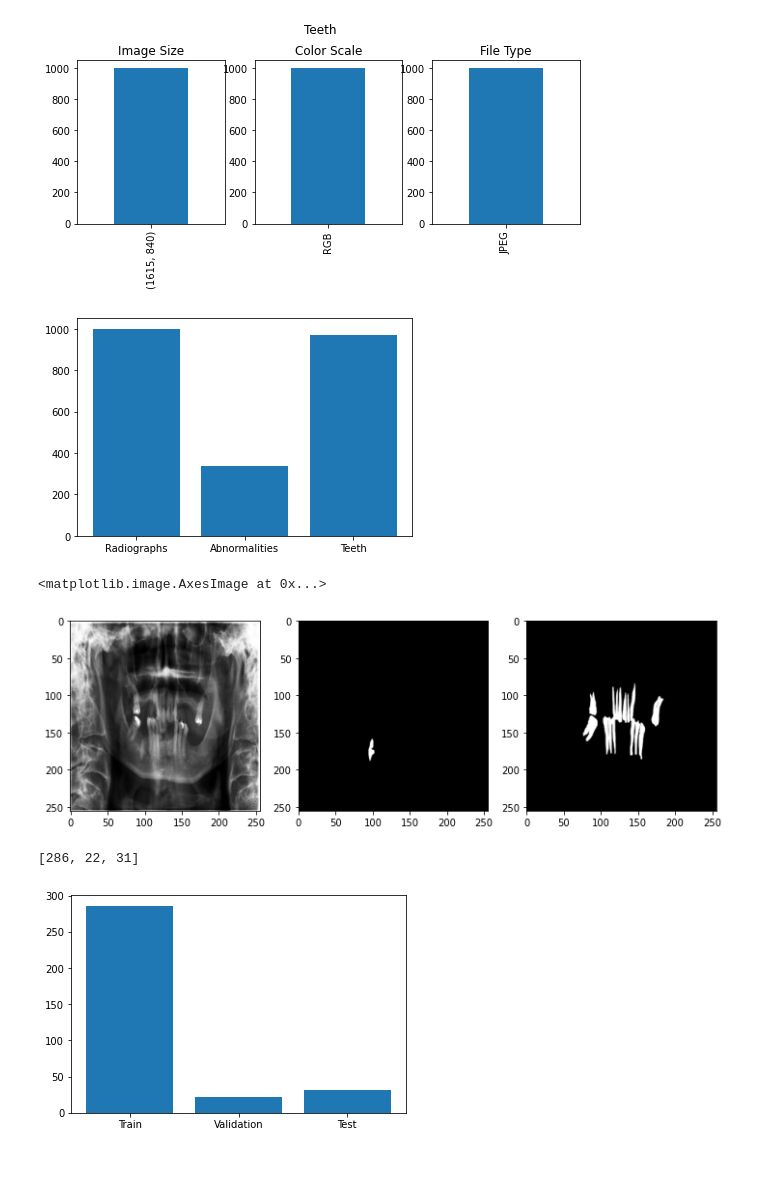
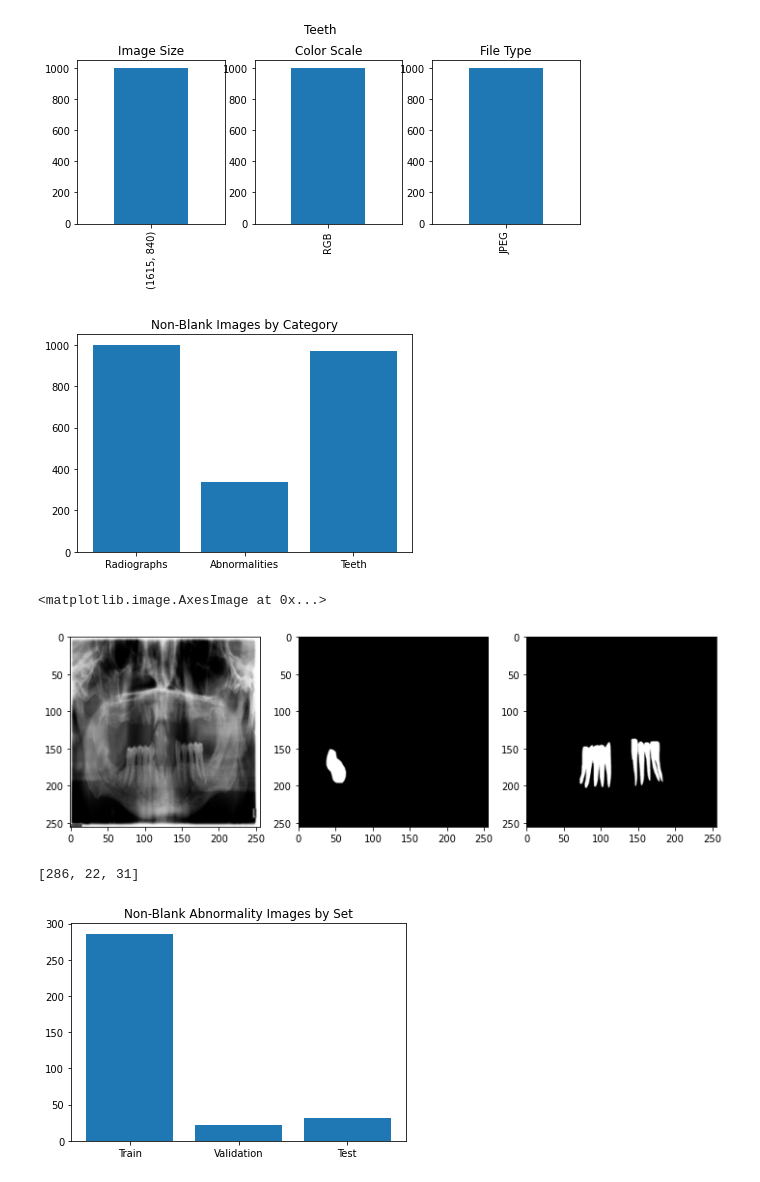
Before and after one commit to dmunger27/dental-xray-segmentation, a Jupyter notebook: Data_Preprocessing_and_Exploration.ipynb, the cells around one changed output. Drawn from its saved outputs; the diff is of its cells as text; code cells hidden in the pictures.

```diff
--- a/Data_Preprocessing_and_Exploration.ipynb
+++ b/Data_Preprocessing_and_Exploration.ipynb
@@ -160,12 +160,13 @@ plot_info(teeth_df, 'Teeth')
 # %%
 # Compare count of images that are not blank
 df_names = ['Radiographs', 'Abnormalities', 'Teeth']
 df_counts = [np.count_nonzero(original_df['np_sums']), np.count_nonzero(abnormality_df['np_sums']), np.count_nonzero(teeth_df['np_sums'])]
 plt.bar(df_names, df_counts)
+plt.title('Non-Blank Images by Category')
 plt.show()
 # Only a little under 400 images actually have abnormalities to train on
 # %% [output]
-[figure, old version]
+[figure, new version]
 # %%
 # Resize all images to 256x256
 def resize_images(image_list):
@@ -182,12 +183,12 @@ resized_teeth = [i.convert('L') for i in resized_teeth]
 random.seed(27)
 # Print sample of resized images
 fig, axes = plt.subplots(1, 3, figsize=(12, 8))
-axes[0].imshow(resized_original[1], cmap='gray')
-axes[1].imshow(resized_abnormalities[1], cmap='gray')
-axes[2].imshow(resized_teeth[1], cmap='gray')
+axes[0].imshow(resized_original[3], cmap='gray')
+axes[1].imshow(resized_abnormalities[3], cmap='gray')
+axes[2].imshow(resized_teeth[3], cmap='gray')
 # %% [output]
 <matplotlib.image.AxesImage at 0x...>
-[figure, old version]
+[figure, new version]
 # %%
 # Save new images to individual folders
 def save_cleaned_imgs(cleaned_img_list, dir_name):
@@ -233,8 +234,9 @@ def count_array(list):
 df_names = ['Train', 'Validation', 'Test']
 df_counts = [np.count_nonzero(count_array(train_ab)), np.count_nonzero(count_array(val_ab)), np.count_nonzero(count_array(test_ab))]
 plt.bar(df_names, df_counts)
+plt.title('Non-Blank Abnormality Images by Set')
 print(df_counts)
 # Non-blank abnormality masks are correctly distributed
 # %% [output]
 [286, 22, 31]
-[figure, old version]
+[figure, new version]
```
Also changed, not shown: parts of 1 cell of this notebook.
